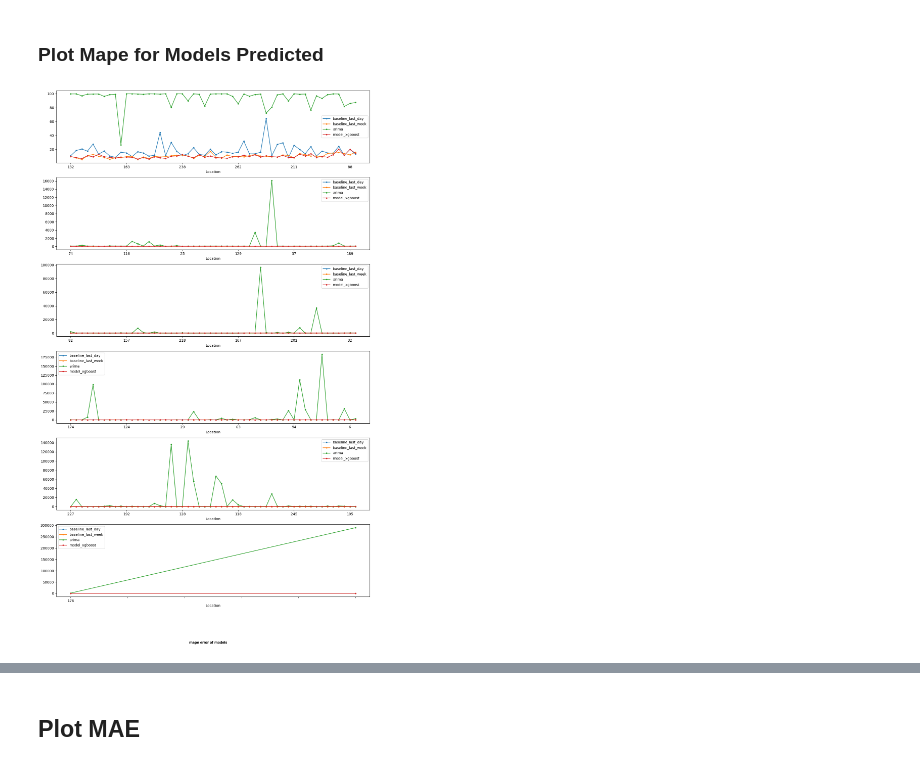
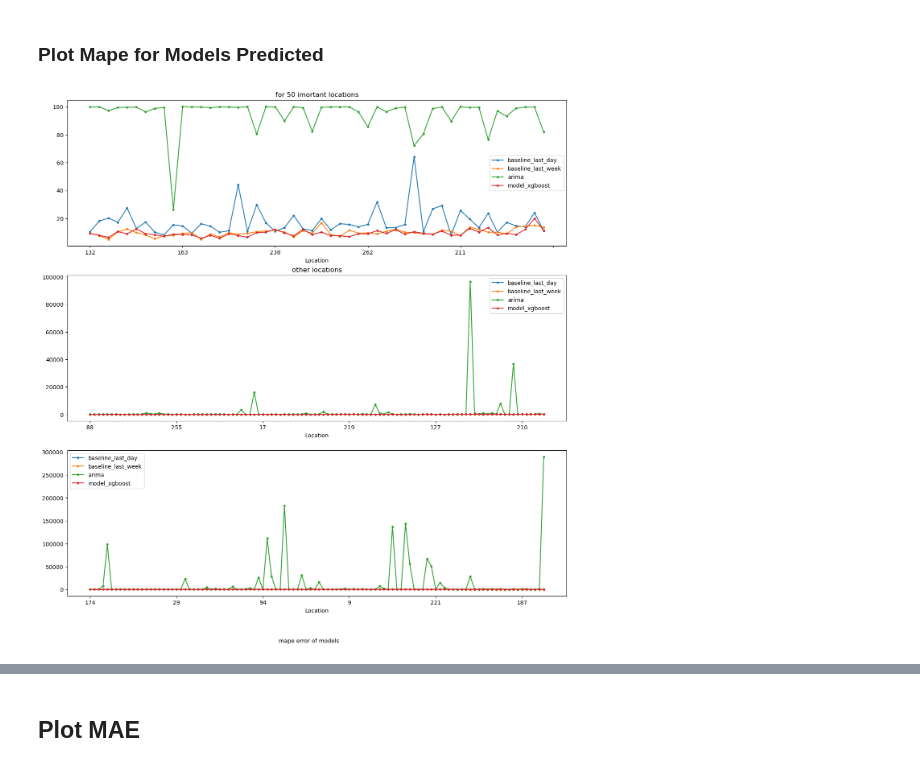
Before and after one commit to danaeis/shoofer-demand-prediction, a Jupyter notebook: evaluation/evaluation_better.ipynb, the cells around one changed output, grey strips where cells are left out. Cells and saved outputs as stored; diff of their text form; code cells hidden in the pictures.

Commit message:
fix: fix chart parameters

```diff
--- a/evaluation/evaluation_better.ipynb
+++ b/evaluation/evaluation_better.ipynb
@@ -360,24 +360,30 @@ predictions_mean_error_dict['model_xgboost']['Date']['All_loc'].head()
 # %% [markdown]
 ### Plot Mape for Models Predicted
 # %%
-def plot_mape(predictions_mean_dict, per, plot_num):
+def plot_mape(predictions_mean_dict, per):
 
-    fig, axes = plt.subplots(nrows=plot_num+1, ncols=1, figsize=(16,26))
+    fig, axes = plt.subplots(nrows=(3 if (per == 'Location') else 2 ), ncols=1, figsize=(16,16))
 
     for model,mean_df in predictions_mean_dict.items():
-        all_df = mean_df[per]['All_loc']
-        if (all_df is not None):
-            all_df[per] = all_df[per].astype(str)
-            split_size = len(all_df)//plot_num
-            for i in range(0,len(all_df), split_size):
-                all_df[i:i+split_size].plot(x=per,
-                                            y='mape',
-                                            kind='line',
-                                            marker='.',
-                                            ax = axes[i//split_size],
-                                            label=model)
-        fig.text(0.5, 0.04, 'mape error of models', ha='center', va='center')
+        important_df = mean_df[per]['Important_loc']
+        others_df = mean_df[per]['Others_loc']
+        if (important_df is not None) and (others_df is not None):
+            important_df[per] = important_df[per].astype(str)
+            others_df[per] = others_df[per].astype(str)
+
+            important_df.plot(x=per,y='mape',kind='line',marker='.',ax = axes[0], label=model)
+            if per == 'Location':
+                split_size = len(others_df)//2
+                others_df[:split_size].plot(x=per,y='mape',kind='line',marker='.',ax = axes[1],label=model)
+                others_df[split_size:].plot(x=per,y='mape',kind='line',marker='.',ax = axes[2],label=model)
+            else:
+                others_df.plot(x=per,y='mape',kind='line',marker='.',ax = axes[1],label=model)
+
+    axes[0].set_title('for '+str(IMPORTANT_LOCATIONS)+' imortant locations')
+    axes[1].set_title('other locations')
+
+    fig.text(0.5, 0.04, 'mape error of models', ha='center', va='center')
 # %%
-plot_mape(predictions_mean_error_dict, 'Location',5)
+plot_mape(predictions_mean_error_dict, 'Location')
 # %% [output]
-[figure, old version]
+[figure, new version]
```
Also changed, not shown: parts of 7 cells of this notebook, 1 other file.
